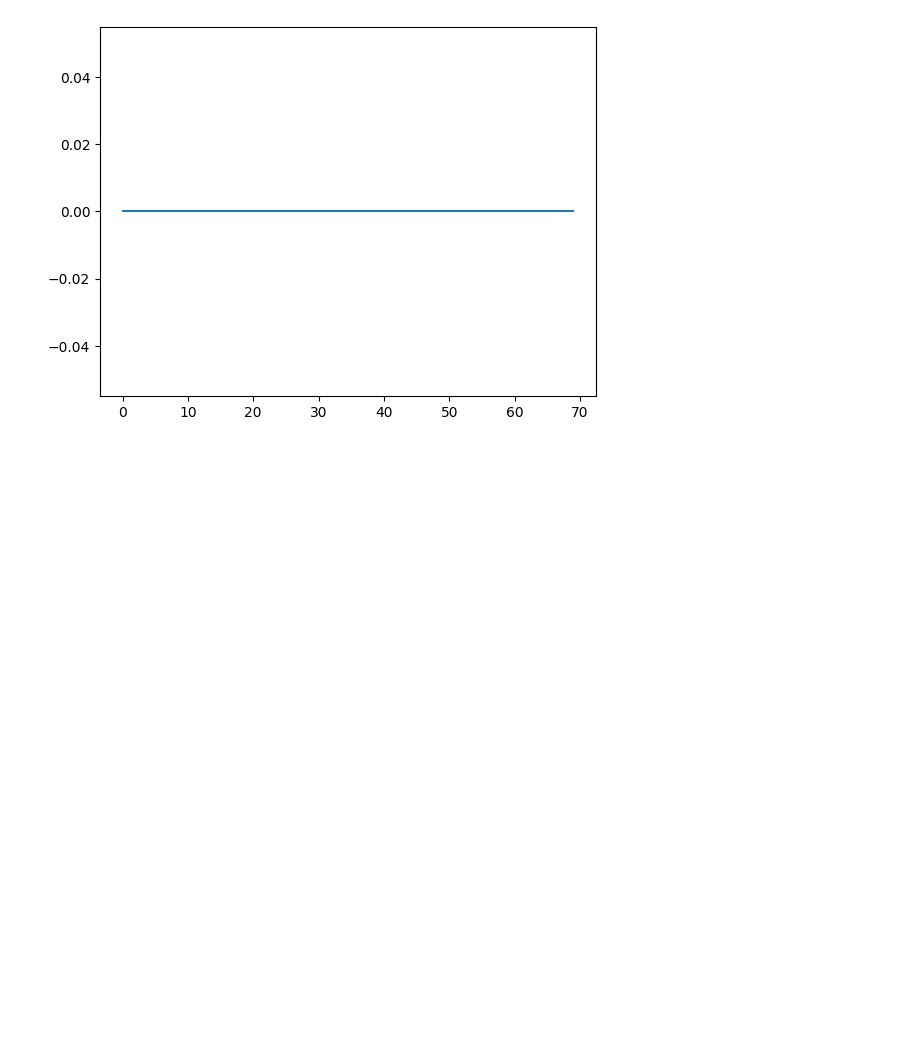
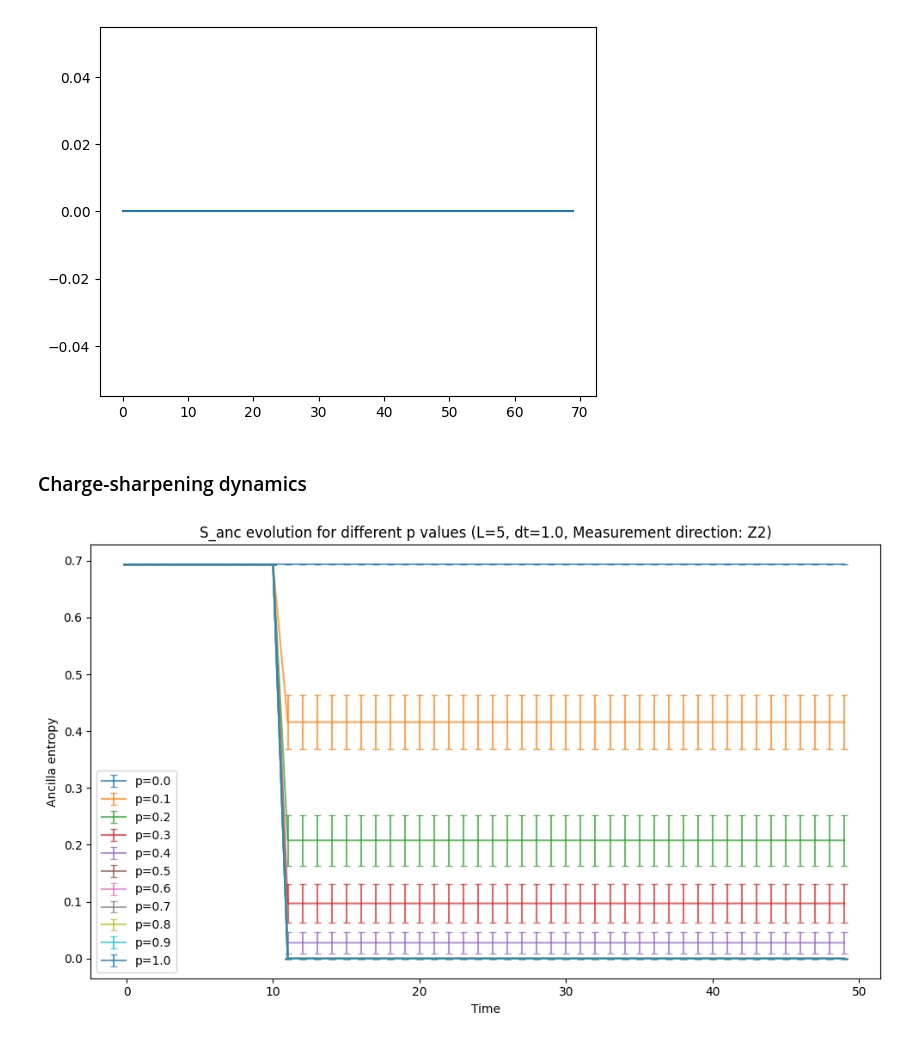
Before and after one commit to uditvarma/s3, a Jupyter notebook: helper_py.ipynb, the cells around one changed output. Saved outputs shown, nothing was run; the diff lists cells and outputs as text; code cells hidden in the pictures; blank space fills up the shorter version.

Commit message:
charge-sharpening verification

```diff
--- a/helper_py.ipynb
+++ b/helper_py.ipynb
@@ -414,8 +31,8 @@ for L in [5, 6, 7]:
     t = 10.0*L
     tt = 10*L
     for T in [t]:
-        for p in [0.0]:
-            for d in ["Z2"]:
+        for p in [0.0, 0.1, 0.2, 0.3, 0.4, 0.5, 0.6, 0.7, 0.8, 0.9, 1.0]:
+            for d in ["Z"]:
                 for dt in[1.0]:
                     average_data(L,T,dt,p,d,50,tt)
 # %%
@@ -424,7 +41,7 @@ import re
 import shutil
 
 # Base directory containing your .npy files
-base_dir = '/Users/uditvarma/Documents/s3_data/mean_hc'
+base_dir = '/Users/uditvarma/Documents/s3_data/mean_qnv'
 
 # Pattern to extract L from filenames like: Emean_L8,T300,dt1.0,p0.4.npy
 pattern = re.compile(r'^[^_]+_L(\d+),T.*\.npy$')
@@ -456,7 +84,7 @@ import os
 import shutil
 
 # Base directory containing L_x folders
-base_dir = '/Users/uditvarma/Documents/s3_data/mean_hc'
+base_dir = '/Users/uditvarma/Documents/s3_data/mean_qnv'
 
 # List of L values
 L_list = [5, 6, 7]
@@ -490,10 +132,10 @@ import numpy as np
 import os
 
 # Base directory where your files are located
-base_dir = '/Users/uditvarma/Documents/s3_data/mean_hc'
+base_dir = '/Users/uditvarma/Documents/s3_data/mean_qnv'
 
 # List of L values you want to process
-L_values = [5, 6, 7, 8]
+L_values = [5, 6, 7]
 
 # Loop through each L value
 for L in L_values:
@@ -1835,3 +1473,47 @@ plt.plot(data-data1)
 # %% [output]
 [<matplotlib.lines.Line2D at 0x...>]
 [figure]
+# %% [markdown]
+### Charge-sharpening dynamics
+# %%
+import numpy as np
+import matplotlib.pyplot as plt
+import os
+
+# Base directory
+base_dir = "/Users/uditvarma/Documents/s3_data/mean_anc/L_5"
+
+# Parameters
+T = 50
+dt = 1.0
+p_values = np.round(np.arange(0.0, 1.01, 0.1), 2)  # p from 0.0 to 1.0
+
+plt.figure(figsize=(10, 6))
+
+for p in p_values:
+    # File paths
+    mean_file = os.path.join(base_dir, f"Emean_L5,T{T},dt{dt},p{p}_hc.npy")
+    var_file = os.path.join(base_dir, "var", f"Evar_L5,T{T},dt{dt},p{p}_hc.npy")
+
+    # Check files exist
+    if os.path.exists(mean_file) and os.path.exists(var_file):
+        mean_data = np.load(mean_file)
+        var_data = np.load(var_file)
+        std_data = np.sqrt(var_data)/np.sqrt(50)  # Standard error
+
+        x = np.arange(len(mean_data))
+
+        # Plot mean with error bars
+        plt.errorbar(x, mean_data, yerr=std_data, label=f"p={p}", capsize=3, alpha=0.7)
+    else:
+        print(f"Missing files for p={p}")
+
+plt.xlabel("Time")
+plt.ylabel("Ancilla entropy")
+plt.title("S_anc evolution for different p values (L=5, dt=1.0, Measurement direction: Z2)")
+plt.legend()
+plt.tight_layout()
+plt.savefig('S_anc_5_vs_t_z2.svg')
+plt.show()
+# %% [output]
+[figure, added]
```
Also changed, not shown: parts of 40 cells of this notebook, 8 other files.
